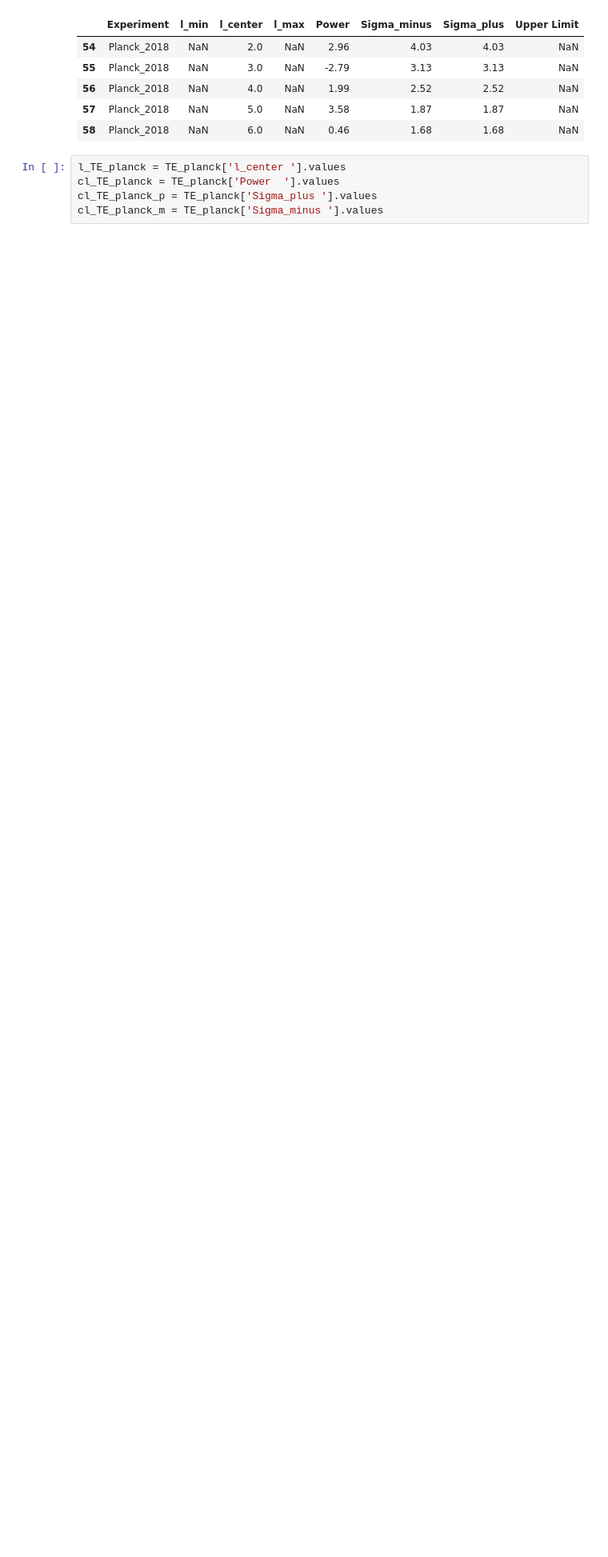
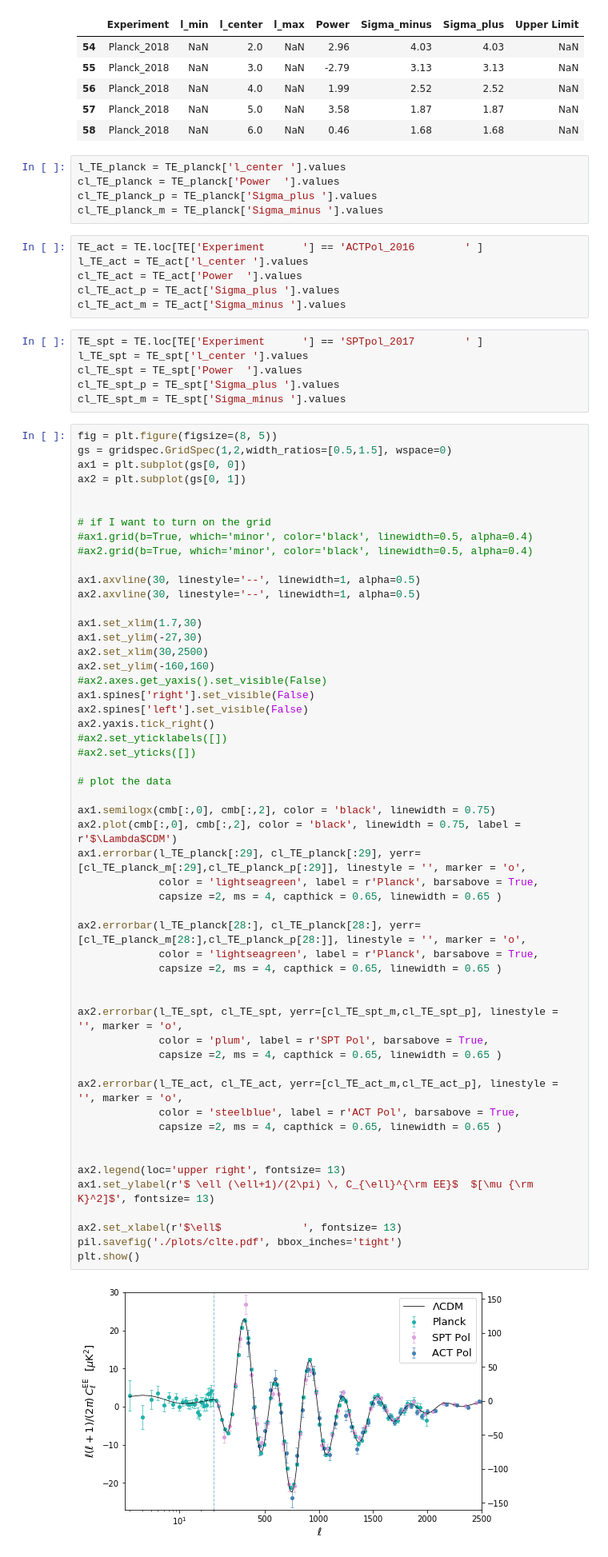
Before and after one commit to LBJ-Wade/RandomCosmo_CMB_BAO_SNe_Ia, a Jupyter notebook: CMB/CMBplots.ipynb, the cells around one changed output. Shown: that part at 80% size. Drawn from its saved outputs; the diff is of its cells as text; blank space fills up the shorter version.

```diff
--- a/CMB/CMBplots.ipynb
+++ b/CMB/CMBplots.ipynb
@@ -335,3 +335,70 @@ l_TE_planck = TE_planck['l_center '].values
 cl_TE_planck = TE_planck['Power  '].values
 cl_TE_planck_p = TE_planck['Sigma_plus '].values
 cl_TE_planck_m = TE_planck['Sigma_minus '].values
+# %%
+TE_act = TE.loc[TE['Experiment      '] == 'ACTPol_2016        ' ]
+l_TE_act = TE_act['l_center '].values
+cl_TE_act = TE_act['Power  '].values
+cl_TE_act_p = TE_act['Sigma_plus '].values
+cl_TE_act_m = TE_act['Sigma_minus '].values
+# %%
+TE_spt = TE.loc[TE['Experiment      '] == 'SPTpol_2017        ' ]
+l_TE_spt = TE_spt['l_center '].values
+cl_TE_spt = TE_spt['Power  '].values
+cl_TE_spt_p = TE_spt['Sigma_plus '].values
+cl_TE_spt_m = TE_spt['Sigma_minus '].values
+# %%
+fig = plt.figure(figsize=(8, 5))
+gs = gridspec.GridSpec(1,2,width_ratios=[0.5,1.5], wspace=0)
+ax1 = plt.subplot(gs[0, 0])
+ax2 = plt.subplot(gs[0, 1])
+
+
+# if I want to turn on the grid
+#ax1.grid(b=True, which='minor', color='black', linewidth=0.5, alpha=0.4)
+#ax2.grid(b=True, which='minor', color='black', linewidth=0.5, alpha=0.4)
+
+ax1.axvline(30, linestyle='--', linewidth=1, alpha=0.5)
+ax2.axvline(30, linestyle='--', linewidth=1, alpha=0.5)
+
+ax1.set_xlim(1.7,30)
+ax1.set_ylim(-27,30)
+ax2.set_xlim(30,2500)
+ax2.set_ylim(-160,160)
+#ax2.axes.get_yaxis().set_visible(False)
+ax1.spines['right'].set_visible(False)
+ax2.spines['left'].set_visible(False)
+ax2.yaxis.tick_right()
+#ax2.set_yticklabels([])
+#ax2.set_yticks([])
+
+# plot the data
+
+ax1.semilogx(cmb[:,0], cmb[:,2], color = 'black', linewidth = 0.75)
+ax2.plot(cmb[:,0], cmb[:,2], color = 'black', linewidth = 0.75, label = r'$\Lambda$CDM')
+ax1.errorbar(l_TE_planck[:29], cl_TE_planck[:29], yerr=[cl_TE_planck_m[:29],cl_TE_planck_p[:29]], linestyle = '', marker = 'o',
+             color = 'lightseagreen', label = r'Planck', barsabove = True,
+             capsize =2, ms = 4, capthick = 0.65, linewidth = 0.65 )
+
+ax2.errorbar(l_TE_planck[28:], cl_TE_planck[28:], yerr=[cl_TE_planck_m[28:],cl_TE_planck_p[28:]], linestyle = '', marker = 'o',
+             color = 'lightseagreen', label = r'Planck', barsabove = True,
+             capsize =2, ms = 4, capthick = 0.65, linewidth = 0.65 )
+
+
+ax2.errorbar(l_TE_spt, cl_TE_spt, yerr=[cl_TE_spt_m,cl_TE_spt_p], linestyle = '', marker = 'o',
+             color = 'plum', label = r'SPT Pol', barsabove = True,
+             capsize =2, ms = 4, capthick = 0.65, linewidth = 0.65 )
+
+ax2.errorbar(l_TE_act, cl_TE_act, yerr=[cl_TE_act_m,cl_TE_act_p], linestyle = '', marker = 'o',
+             color = 'steelblue', label = r'ACT Pol', barsabove = True,
+             capsize =2, ms = 4, capthick = 0.65, linewidth = 0.65 )
+
+
+ax2.legend(loc='upper right', fontsize= 13)
+ax1.set_ylabel(r'$ \ell (\ell+1)/(2\pi) \, C_{\ell}^{\rm EE}$  $[\mu {\rm K}^2]$', fontsize= 13)
+
+ax2.set_xlabel(r'$\ell$           	', fontsize= 13)
+pil.savefig('./plots/clte.pdf', bbox_inches='tight')
+plt.show()
+# %% [output]
+[figure, added]
```
Also changed, not shown: parts of 7 cells of this notebook, 2 other files.
